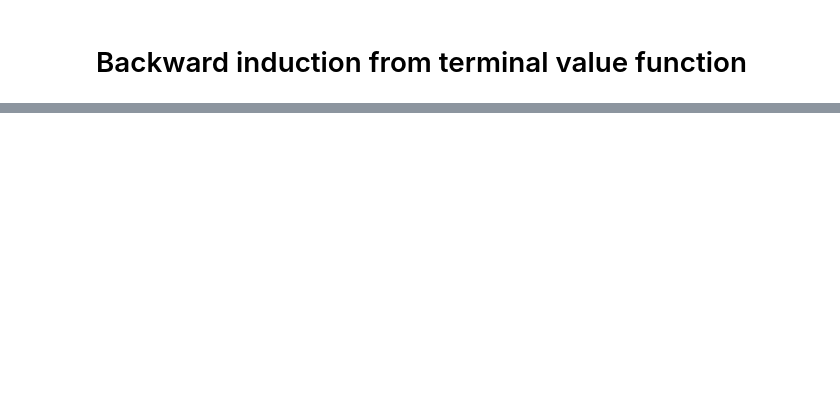
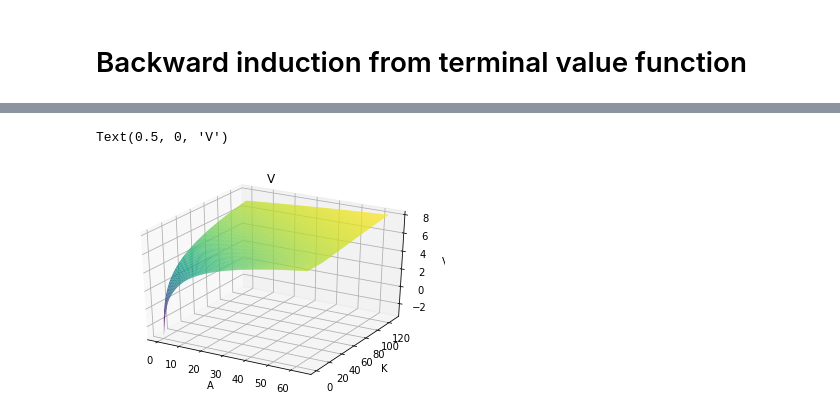
Before and after one commit to ChurnKenLee/blinder_weiss_1976, a Jupyter notebook: code/backward_vfi.ipynb, the cells around one changed output, grey strips where cells are left out. Drawn from its saved outputs; the diff is of its cells as text; code cells hidden in the pictures; blank space fills up the shorter version.

```diff
--- a/code/backward_vfi.ipynb
+++ b/code/backward_vfi.ipynb
@@ -193,0 +130,11 @@ results
+# %%
+ax = plt.axes(projection='3d')
+ax.plot_surface(A, K, V_grid[:, :, -1], rstride=1, cstride=1,
+                cmap='viridis', edgecolor='none')
+ax.set_title('V')
+ax.set_xlabel('A')
+ax.set_ylabel('K')
+ax.set_zlabel('V')
+# %% [output]
+Text(0.5, 0, 'V')
+[figure, added]
```
Also changed, not shown: parts of 46 cells of this notebook.
